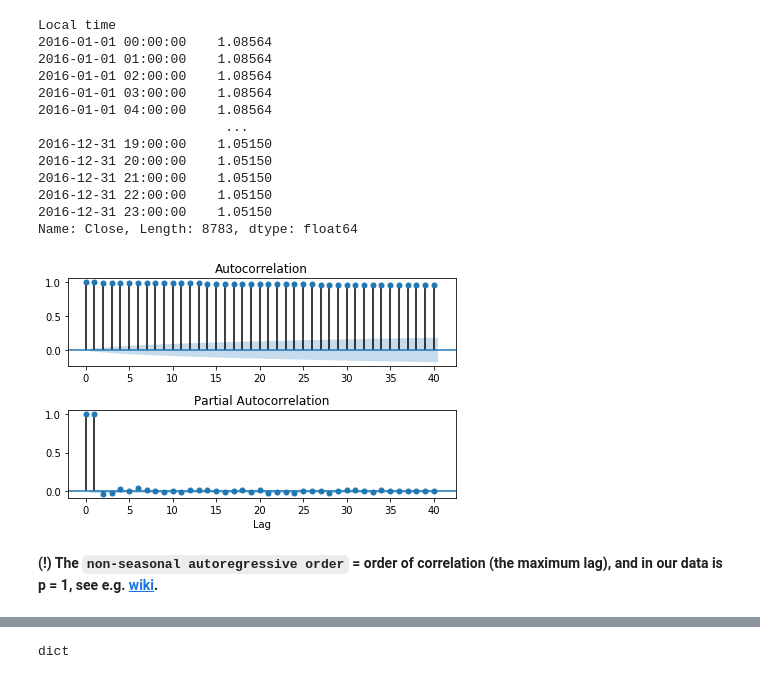
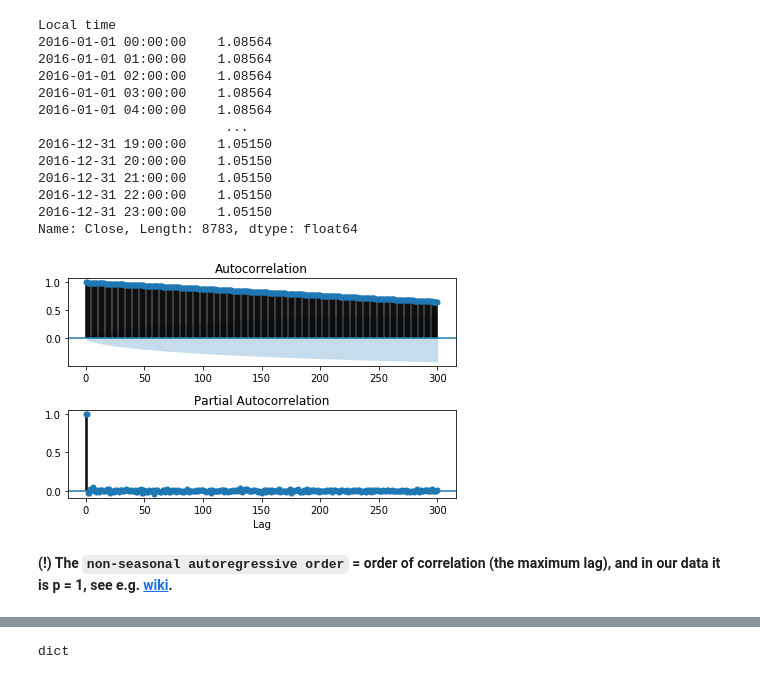
Before and after one commit to viktor-begun/ML_Trading, a Jupyter notebook: ML_Arima.ipynb, the cells around one changed output, grey strips where cells are left out. Drawn from its saved outputs; the diff is of its cells as text; code cells hidden in the pictures.

```diff
--- a/ML_Arima.ipynb
+++ b/ML_Arima.ipynb
@@ -368,0 +458,13 @@ Warnings:
+# %%
+%matplotlib inline
+import theano
+import theano.tensor as tt
+import pymc3 as pm
+import numpy as np
+import matplotlib.pyplot as plt
+import statsmodels.api as sm
+import pandas as pd
+from pandas_datareader.data import DataReader
+from pandas.plotting import register_matplotlib_converters
+plt.style.use('seaborn')
+register_matplotlib_converters()
@@ -402,17 +558,17 @@ import matplotlib.pyplot as plt
 # %%
 # Plot autocorrelation and partial autocorrelation
 plt.figure()
 plt.subplot(211)
-plot_acf(df_close, ax=plt.gca())
+plot_acf(df_close, ax=plt.gca(),lags=300)
 plt.subplot(212)
-plot_pacf(df_close, ax=plt.gca())
+plot_pacf(df_close, ax=plt.gca(),lags=300)
 plt.xlabel('Lag')
 plt.tight_layout()
 plt.show()
 # %% [output]
-[figure, old version]
+[figure, new version]
 # %% [markdown]
-**(!) The `non-seasonal autoregressive order` = order of correlation (the maximum lag), and in our data is p = 1, see e.g. [wiki](https://en.wikipedia.org/wiki/Partial_autocorrelation_function).**
+**(!) The `non-seasonal autoregressive order` = order of correlation (the maximum lag), and in our data it is p = 1, see e.g. [wiki](https://en.wikipedia.org/wiki/Partial_autocorrelation_function).**
 # %%
 ##Seasonal decompose
 # Copy the dataframe in order to not change it
```
Also changed, not shown: parts of 32 cells of this notebook.
